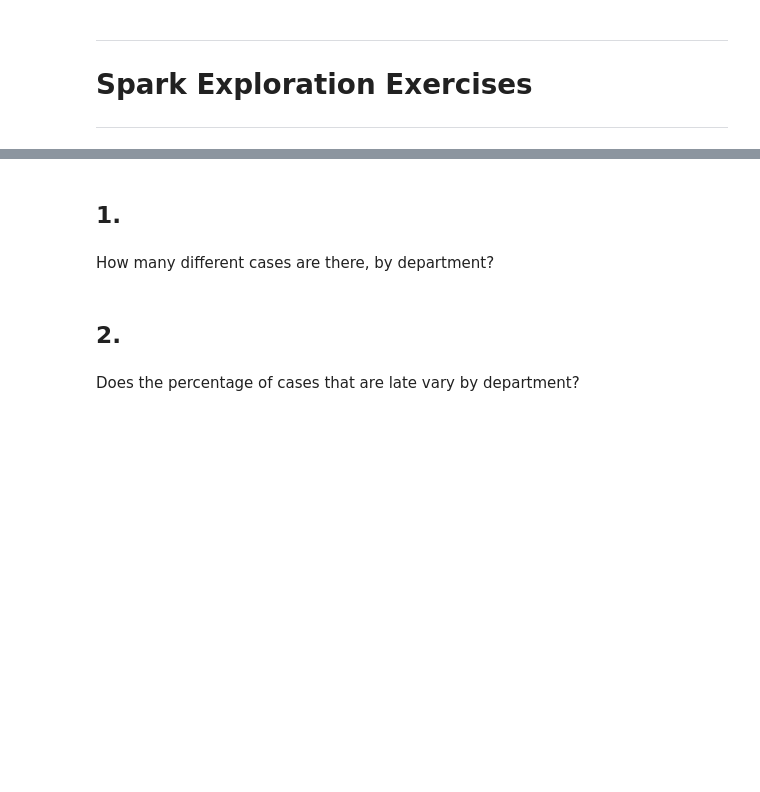
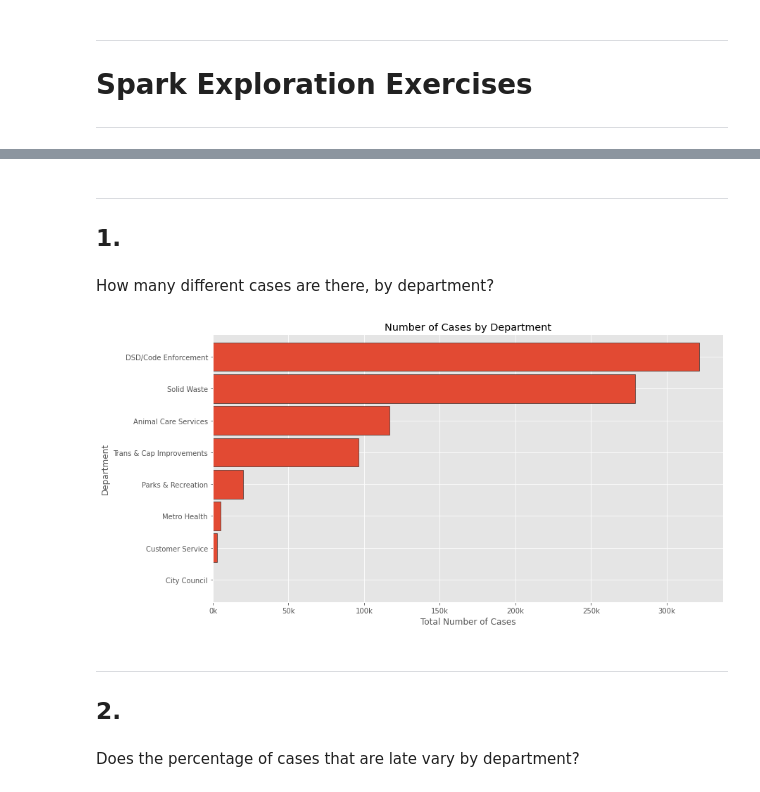
Before and after one commit to adam-talbot/spark-exercises, a Jupyter notebook: explore.ipynb, the cells around one changed output, grey strips where cells are left out. Drawn from its saved outputs; the diff is of its cells as text; code cells hidden in the pictures; blank space fills up the shorter version.

```diff
--- a/explore.ipynb
+++ b/explore.ipynb
@@ -16,3 +16,7 @@ plt.ion()
 plt.rc("figure", figsize=(13, 7))
 plt.rc("font", size=14)
 plt.style.use("ggplot")
+# %%
+spark = pyspark.sql.SparkSession.builder.getOrCreate()
+
+df = wrangle.wrangle_311(spark)
@@ -19,8 +49,26 @@ plt.style.use("ggplot")
 # %% [markdown]
+---
 ## 1.
 # %% [markdown]
 How many different cases are there, by department?
+# %%
+def format_number(x, *args):
+    return "{:.0f}k".format(x / 1000)
+# %%
+(
+    df.groupBy('department')
+    .count()
+    .toPandas()
+    .set_index('department')['count']
+    .sort_values()
+    .plot.barh(ec='black', width=0.9)
+)
+plt.gca().set(ylabel='Department', xlabel='Total Number of Cases', title='Number of Cases by Department')
+plt.gca().xaxis.set_major_formatter(mpl.ticker.FuncFormatter(format_number));
+# %% [output]
+[figure, added]
 # %% [markdown]
+---
 ## 2.
 # %% [markdown]
 Does the percentage of cases that are late vary by department?
```
Also changed, not shown: parts of 19 cells of this notebook.
